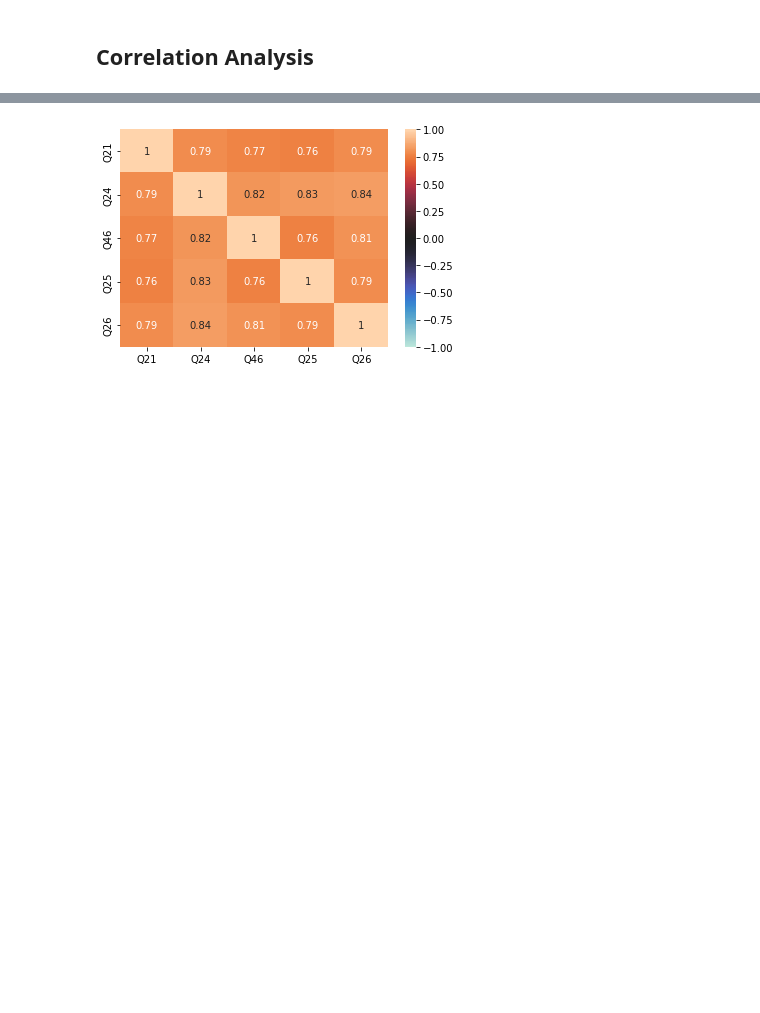
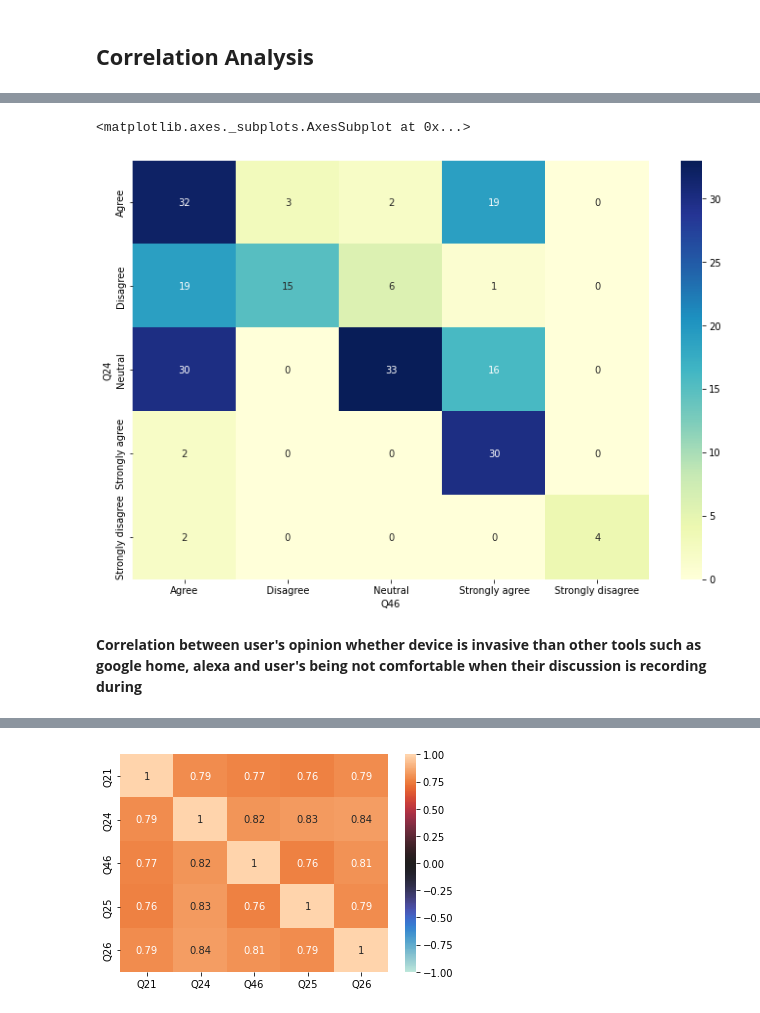
Before and after one commit to tiilt-lab/Blinc-collab-notebooks, a Jupyter notebook: Aziza_analysis.ipynb, the cells around one changed output, grey strips where cells are left out. Drawn from its saved outputs; the diff is of its cells as text; code cells hidden in the pictures; blank space fills up the shorter version.

```diff
--- a/Aziza_analysis.ipynb
+++ b/Aziza_analysis.ipynb
@@ -103,0 +538,3 @@ df.Q46.value_counts().plot.pie(**kwargs)
+# %%
+in_out_class_privacy = pd.crosstab(df['Q24'], df['Q46'])
+in_out_class_privacy
@@ -103,0 +549,8 @@ df.Q46.value_counts().plot.pie(**kwargs)
+# %%
+plt.figure(figsize=(12,8))
+sns.heatmap(in_out_class_privacy, annot=True, cmap="YlGnBu")
+# %% [output]
+<matplotlib.axes._subplots.AxesSubplot at 0x...>
+[figure, added]
+# %% [markdown]
+**Correlation between user's opinion whether device is invasive than other tools such as google home, alexa and user's being not comfortable when their discussion is recording during**
```
Also changed, not shown: parts of 66 cells of this notebook.
